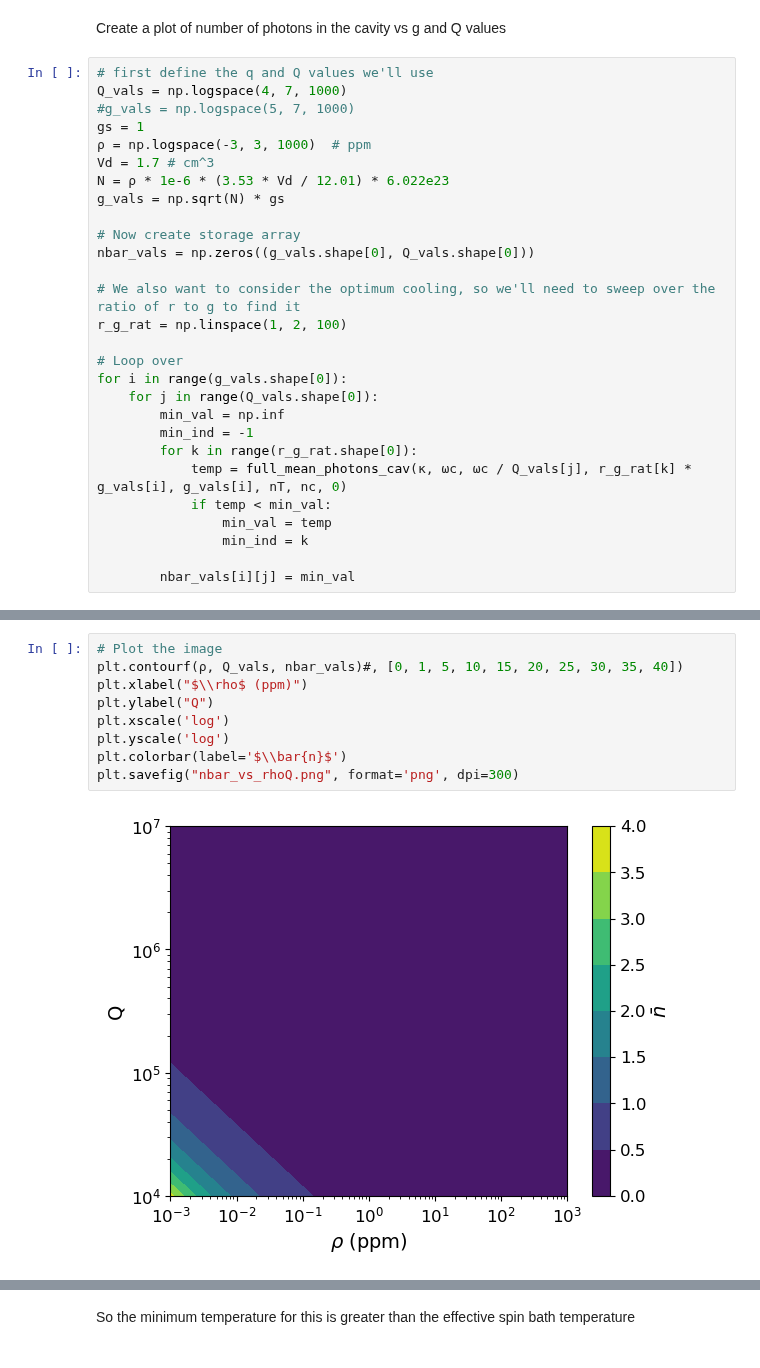
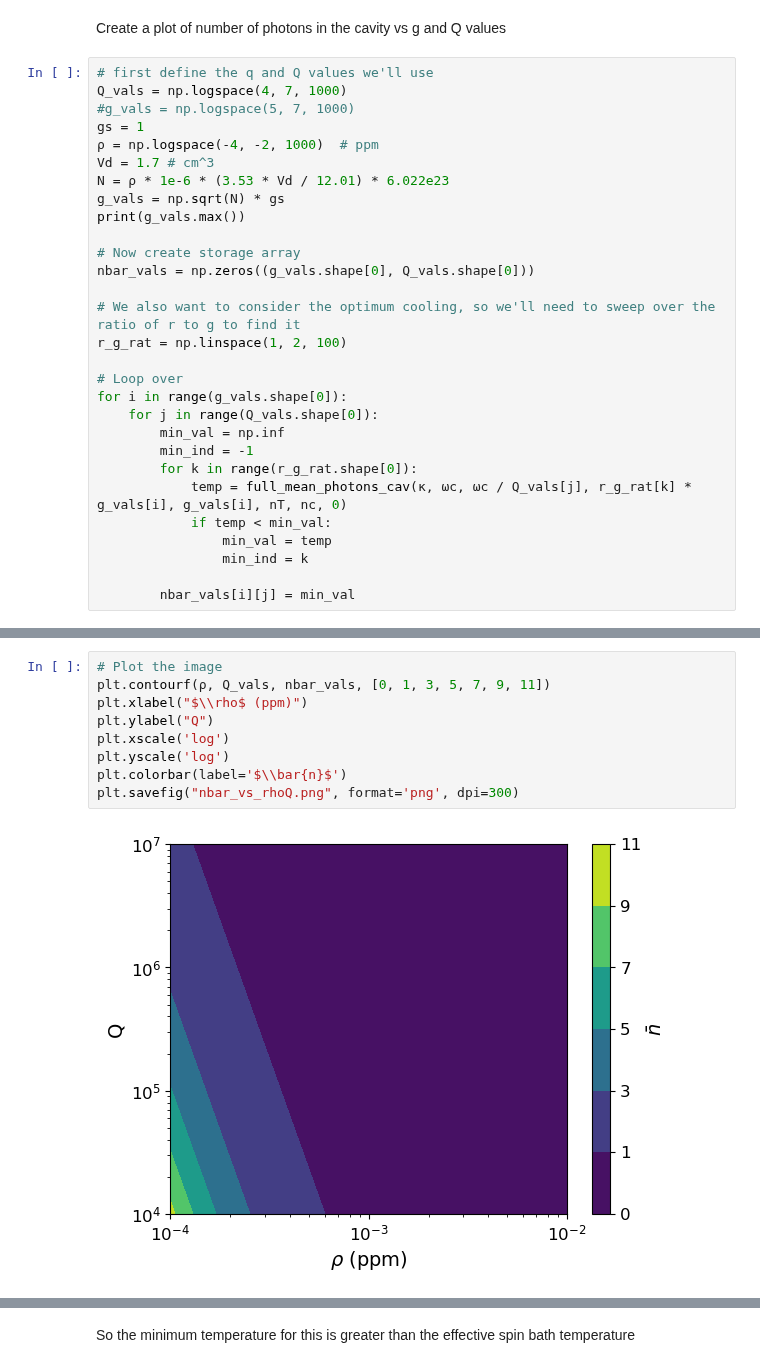
Before and after one commit to jleamer/mode_cooling, a Jupyter notebook: fidelity_calcs.ipynb, the cells around one changed output, grey strips where cells are left out. Drawn from its saved outputs; the diff is of its cells as text.

```diff
--- a/fidelity_calcs.ipynb
+++ b/fidelity_calcs.ipynb
@@ -282,10 +282,11 @@ Create a plot of number of photons in the cavity vs g and Q values
 Q_vals = np.logspace(4, 7, 1000)
 #g_vals = np.logspace(5, 7, 1000)
 gs = 1
-ρ = np.logspace(-3, 3, 1000)  # ppm
+ρ = np.logspace(-4, -2, 1000)  # ppm
 Vd = 1.7 # cm^3
 N = ρ * 1e-6 * (3.53 * Vd / 12.01) * 6.022e23
 g_vals = np.sqrt(N) * gs
+print(g_vals.max())
 
 # Now create storage array
 nbar_vals = np.zeros((g_vals.shape[0], Q_vals.shape[0]))
@@ -308,14 +311,14 @@ for i in range(g_vals.shape[0]):
 # %%
 # Plot the image
-plt.contourf(ρ, Q_vals, nbar_vals)#, [0, 1, 5, 10, 15, 20, 25, 30, 35, 40])
+plt.contourf(ρ, Q_vals, nbar_vals, [0, 1, 3, 5, 7, 9, 11])
 plt.xlabel("$\\rho$ (ppm)")
 plt.ylabel("Q")
 plt.xscale('log')
 plt.yscale('log')
 plt.colorbar(label='$\\bar{n}$')
 plt.savefig("nbar_vs_rhoQ.png", format='png', dpi=300)
 # %% [output]
-[figure, old version]
+[figure, new version]
 # %%
 # Plot the image
 plt.contourf(ρ, Q_vals, temp_from_photons(ωc, nbar_vals))#, [0, 1, 5, 10, 15, 20, 25, 30, 35, 40])
```
Also changed, not shown: parts of 15 cells of this notebook, 4 other files.
